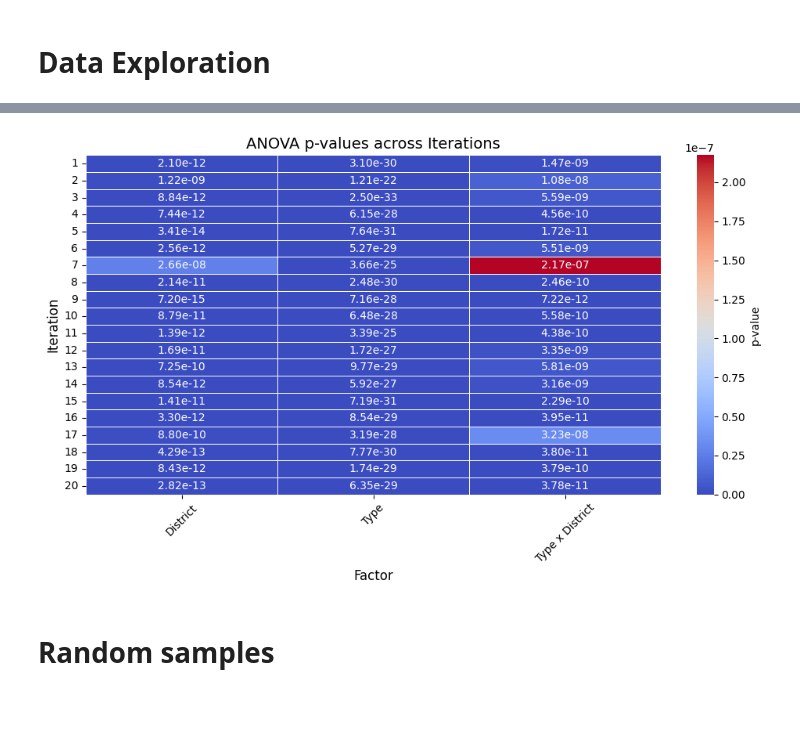
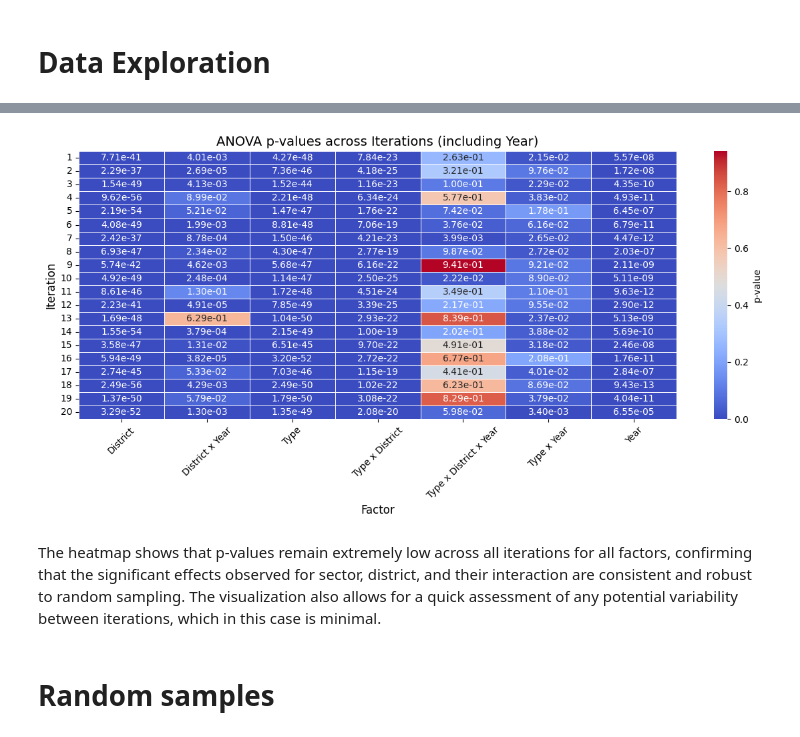
Before and after one commit to Mariana-rc01/WattWise, a Jupyter notebook: Notebooks/ReportRQ2.ipynb, the cells around one changed output, grey strips where cells are left out. Drawn from its saved outputs; the diff is of its cells as text; code cells hidden in the pictures; blank space fills up the shorter version.

```diff
--- a/Notebooks/ReportRQ2.ipynb
+++ b/Notebooks/ReportRQ2.ipynb
@@ -467,9 +521,2 @@ Conclusion: most units are small, but there are large installations that greatly
 # %%
 df=df_final
-# %%
-df["Sector_Type"] = df["Voltage level"].apply(
-    lambda x: "Industrial" if x in ["MT", "AT"] else "Residential"
-)
-
-df["Sector_Type"] = np.where(df["Voltage level"].isin(["MT", "AT"]),
-                             "Industrial", "Residential")
@@ -506,4 +522,0 @@ Kruskal-Wallis H = 10701.803709142709, p-valor = 0.000000000
-# %%
-df['group'] = df['Year'].astype(str) + '-' + df['Sector_Type']
-posthoc = sp.posthoc_dunn(df, val_col='Total installed power (kW)', group_col='group', p_adjust='bonferroni')
-print(posthoc)
@@ -620,0 +628,8 @@ The `ci` parameter is deprecated. Use `errorbar='sd'` for the same effect.
+# %%
+# --- Three-way robust ANOVA including Year ---
+model = ols('Total_power ~ C(Type) * C(District) * C(Year)', data=df_sample).fit(cov_type='HC3')
+anova_table_robust = sm.stats.anova_lm(model, typ=2)
+
+pd.reset_option('display.float_format')
+print("\nThree-way Robust ANOVA (Type x District x Year) results:\n")
+anova_table_robust
@@ -704,45 +853,51 @@ std     2.529461  5.932100e-09       1.878819   4.832838e-08
 # %%
-import matplotlib.pyplot as plt
-import seaborn as sns
-
-# --- Transformar dados para long format ---
+# --- Transform data to long format including Year ---
 df_pval_long = df_results.melt(
     id_vars=['Iteration'],
-    value_vars=['p_Type','p_District','p_Interaction'],
+    value_vars=[
+        'p_Type', 'p_District', 'p_Year',
+        'p_Type_District', 'p_Type_Year', 'p_District_Year', 'p_Type_District_Year'
+    ],
     var_name='Factor',
     value_name='p_value'
 )
 
-# Renomear fatores para visualização
+# Rename factors for visualization
 df_pval_long['Factor'] = df_pval_long['Factor'].replace({
     'p_Type':'Type',
     'p_District':'District',
-    'p_Interaction':'Type x District'
+    'p_Year':'Year',
+    'p_Type_District':'Type x District',
+    'p_Type_Year':'Type x Year',
+    'p_District_Year':'District x Year',
+    'p_Type_District_Year':'Type x District x Year'
 })
 
-# Pivot para heatmap
+# Pivot data for heatmap
 heatmap_data = df_pval_long.pivot(index='Iteration', columns='Factor', values='p_value')
 
 # --- Plot ---
-plt.figure(figsize=(10,6))
+plt.figure(figsize=(12,6))
 sns.heatmap(
     heatmap_data,
     annot=True,
-    fmt=".2e",   # scientific notation compacta
-    cmap='coolwarm',  # vermelho = maior p-value
+    fmt=".2e",   # compact scientific notation
+    cmap='coolwarm',  # red = higher p-value
     cbar_kws={'label':'p-value'},
     linewidths=0.5
 )
 
-plt.title("ANOVA p-values across Iterations", fontsize=14)
+plt.title("ANOVA p-values across Iterations (including Year)", fontsize=14)
 plt.ylabel("Iteration", fontsize=12)
 plt.xlabel("Factor", fontsize=12)
 plt.yticks(rotation=0)
 plt.xticks(rotation=45)
 plt.tight_layout()
 plt.show()
 # %% [output]
-[figure, old version]
+[figure, new version]
+# %% [markdown]
+The heatmap shows that p-values remain extremely low across all iterations for all factors, confirming that the significant effects observed for sector, district, and their interaction are consistent and robust to random sampling. The visualization also allows for a quick assessment of any potential variability between iterations, which in this case is minimal.
 # %% [markdown]
 # Random samples
 # %% [markdown]
```
Also changed, not shown: parts of 33 cells of this notebook.
